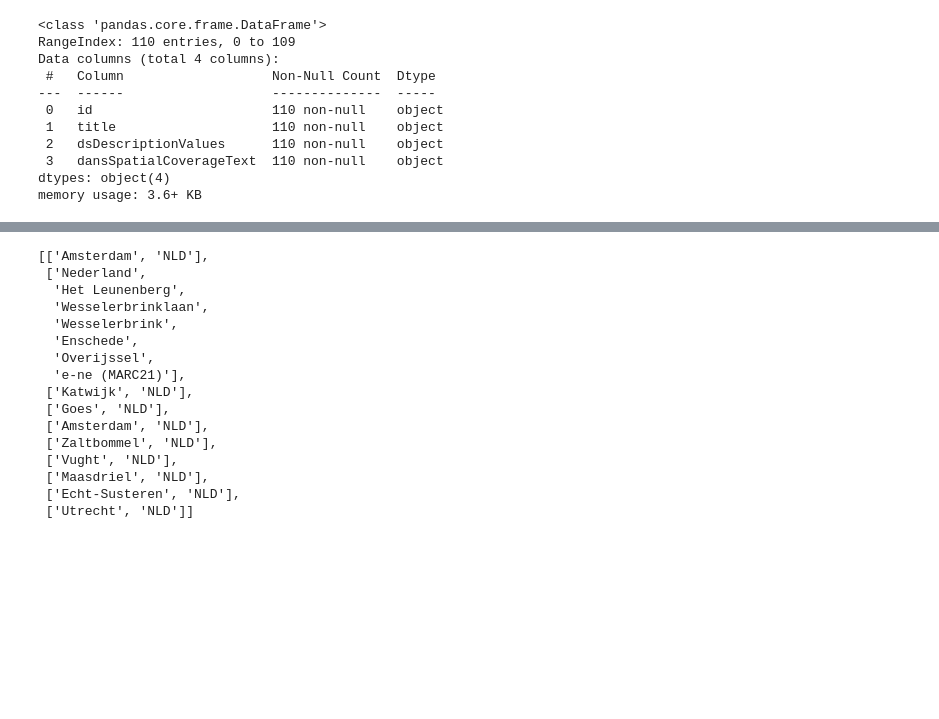
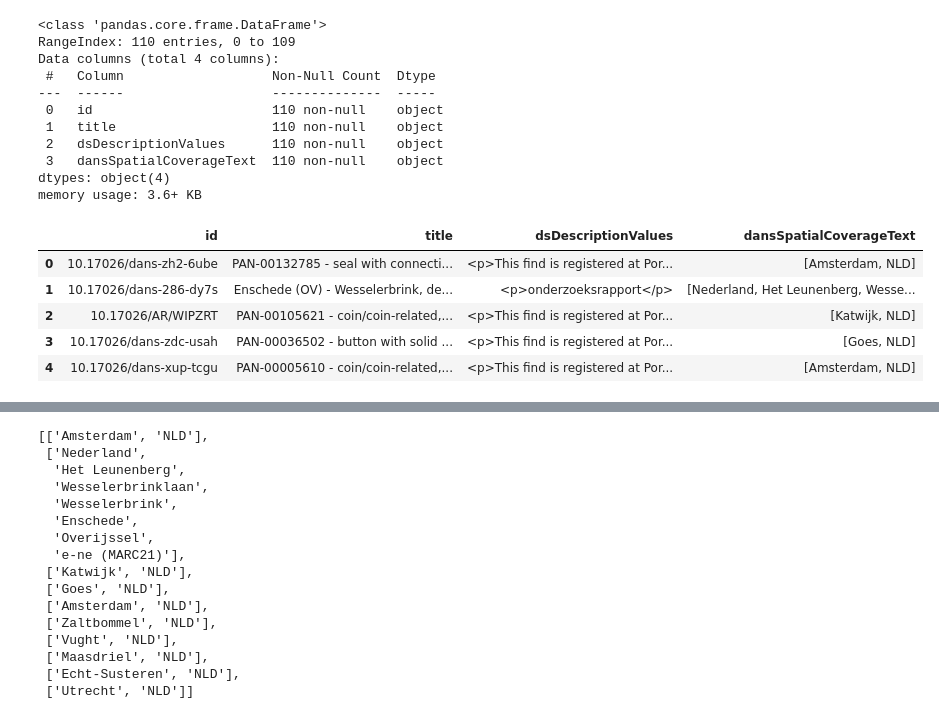
Before and after one commit to Dans-labs/rce-spatial-coverage, a Jupyter notebook: explore.ipynb, the cells around one changed output, grey strips where cells are left out. Drawn from its saved outputs; the diff is of its cells as text; code cells hidden in the pictures; blank space fills up the shorter version.

```diff
--- a/explore.ipynb
+++ b/explore.ipynb
@@ -83 +6,7 @@ df = pd.DataFrame(data)
+# %%
+from json_to_df import extract_data
+
+# Extract data from json files
+data_nogeo = extract_data(prefix = 'nogeo')
+df_nogeo = pd.DataFrame(data_nogeo)
 # %%
@@ -94,6 +23,15 @@ Data columns (total 4 columns):
  3   dansSpatialCoverageText  110 non-null    object
 dtypes: object(4)
 memory usage: 3.6+ KB
+# %%
+df_nogeo.head()
+# %% [output]
+|  | id | title | dsDescriptionValues | dansSpatialCoverageText |
+| 0 | 10.17026/dans-zh2-6ube | PAN-00132785 - seal with connecti... | <p>This find is registered at Por... | [Amsterdam, NLD] |
+| 1 | 10.17026/dans-286-dy7s | Enschede (OV) - Wesselerbrink, de... | <p>onderzoeksrapport</p> | [Nederland, Het Leunenberg, Wesse... |
+| 2 | 10.17026/AR/WIPZRT | PAN-00105621 - coin/coin-related,... | <p>This find is registered at Por... | [Katwijk, NLD] |
+| 3 | 10.17026/dans-zdc-usah | PAN-00036502 - button with solid ... | <p>This find is registered at Por... | [Goes, NLD] |
+| 4 | 10.17026/dans-xup-tcgu | PAN-00005610 - coin/coin-related,... | <p>This find is registered at Por... | [Amsterdam, NLD] |
 # %%
 df.dsDescriptionValues = df.dsDescriptionValues.str.replace('<p>', '')
 df.dsDescriptionValues = df.dsDescriptionValues.str.replace('</p>', '')
```
Also changed, not shown: parts of 13 cells of this notebook, 2 other files.
